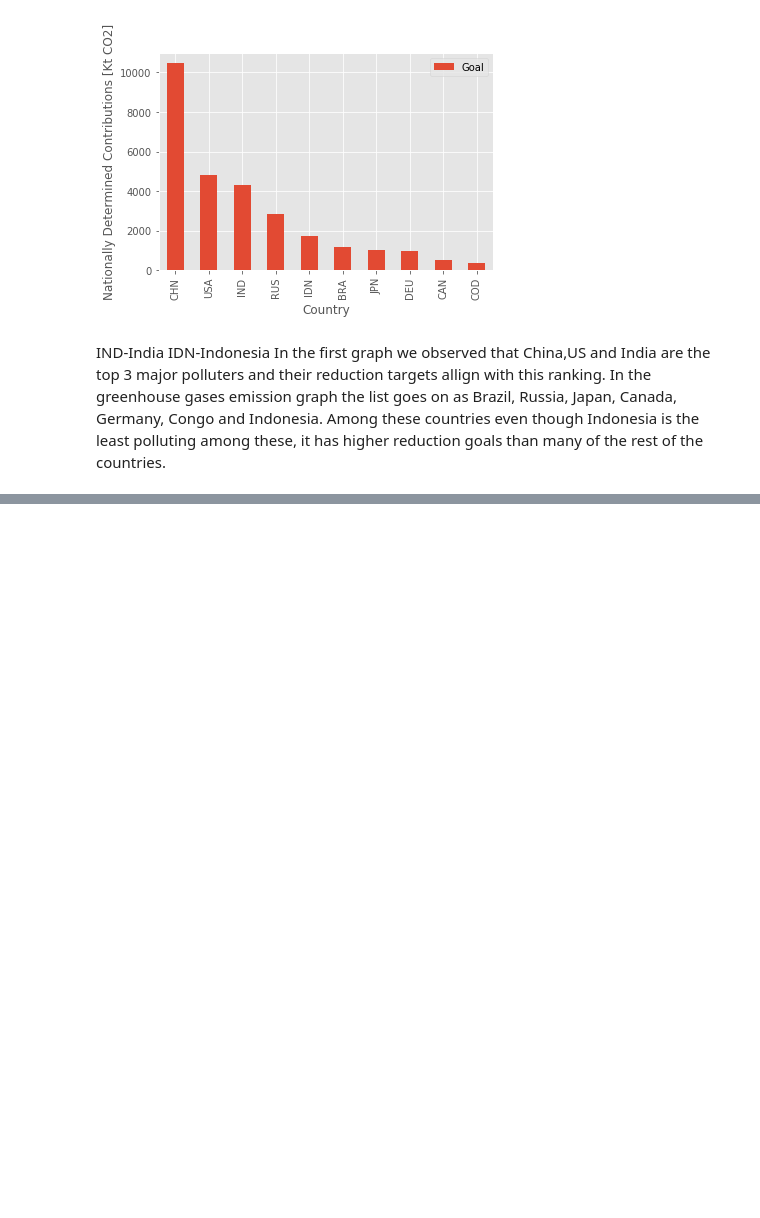
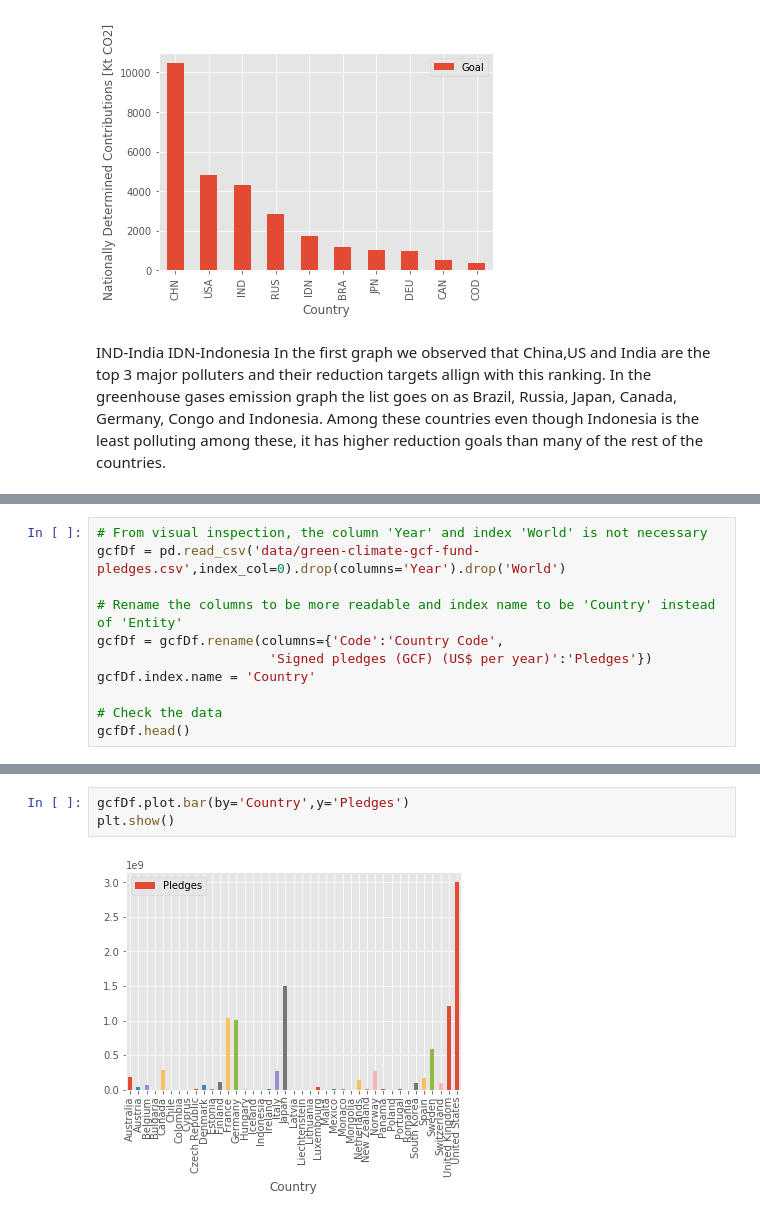
Before and after one commit to jasonrwang/ghg_analytics, a Jupyter notebook: ghg_analytics.ipynb, the cells around one changed output, grey strips where cells are left out. Cells and saved outputs as stored; diff of their text form; blank space fills up the shorter version.

Commit message:
Added, imported, and visualized Green Climate Fund pledges

```diff
--- a/ghg_analytics.ipynb
+++ b/ghg_analytics.ipynb
@@ -528,0 +535,11 @@ In the first graph we observed that China,US and India are the top 3 major pollu
+# %%
+# From visual inspection, the column 'Year' and index 'World' is not necessary
+gcfDf = pd.read_csv('data/green-climate-gcf-fund-pledges.csv',index_col=0).drop(columns='Year').drop('World')
+
+# Rename the columns to be more readable and index name to be 'Country' instead of 'Entity'
+gcfDf = gcfDf.rename(columns={'Code':'Country Code',
+                      'Signed pledges (GCF) (US$ per year)':'Pledges'})
+gcfDf.index.name = 'Country'
+
+# Check the data
+gcfDf.head()
@@ -528,0 +554,5 @@ In the first graph we observed that China,US and India are the top 3 major pollu
+# %%
+gcfDf.plot.bar(by='Country',y='Pledges')
+plt.show()
+# %% [output]
+[figure, added]
```
Also changed, not shown: parts of 3 cells of this notebook, 1 other file.
